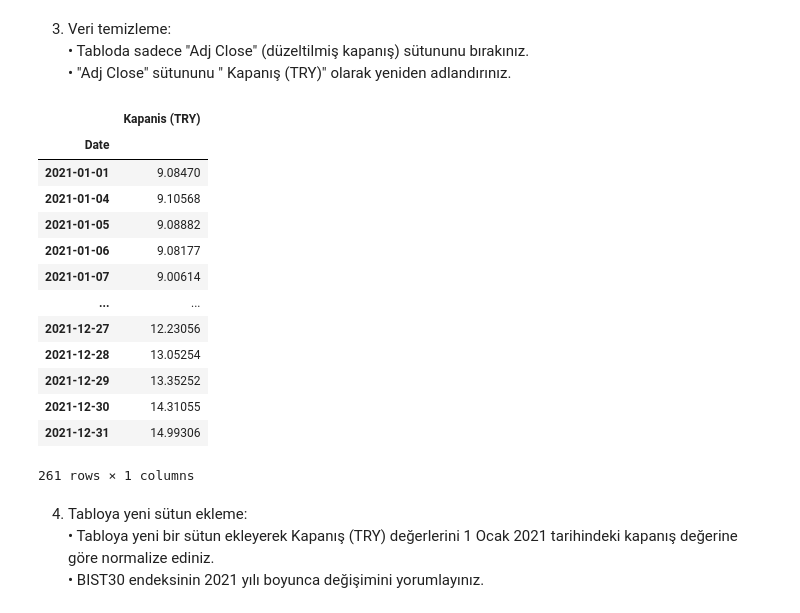
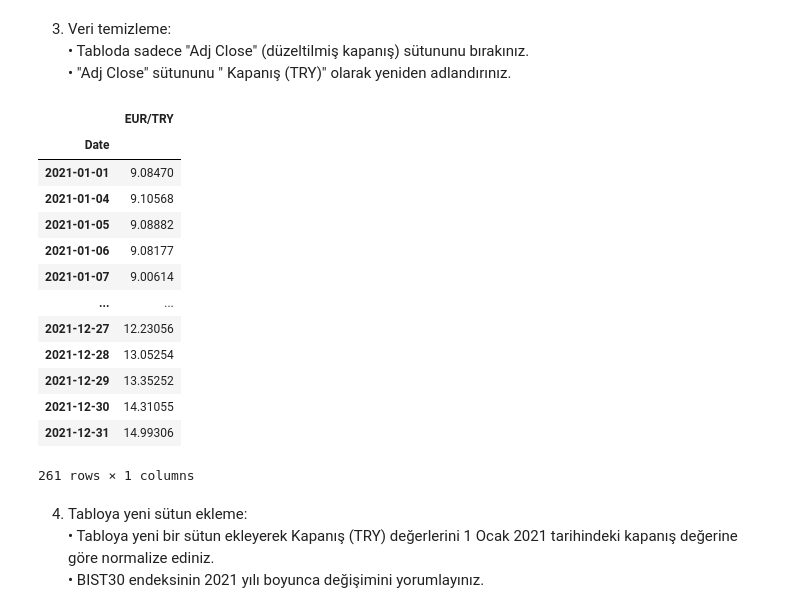
Before and after one commit to Recepurkun/GMKA_Recep_Urkun, a Jupyter notebook: Odev3_Python_Veri_Analizi_Egitimi__Recep_Ürkün.ipynb, the cells around one changed output. Drawn from its saved outputs; the diff is of its cells as text; code cells hidden in the pictures.

```diff
--- a/Odev3_Python_Veri_Analizi_Egitimi__Recep_Ürkün.ipynb
+++ b/Odev3_Python_Veri_Analizi_Egitimi__Recep_Ürkün.ipynb
@@ -68,11 +83,11 @@ Kur.describe()
 	• Tabloda sadece "Adj Close" (düzeltilmiş kapanış) sütununu bırakınız.<br>
 	• "Adj Close" sütununu " Kapanış (TRY)" olarak yeniden adlandırınız.
 # %%
-Kur = Kur[["Adj Close"]]#sutun silme, sadece secili sutun kalsin
-Kur.columns = ["Kapanis (TRY)"]#isim degistirme
+Kur = Kur[['Adj Close']] #sadece istedigimiz sutunu gorebiliyoruz
+Kur.columns = ["EUR/TRY"]
 Kur
 # %% [output]
-|  | Kapanis (TRY) |
+|  | EUR/TRY |
 | Date |  |
 | 2021-01-01 | 9.08470 |
 | 2021-01-04 | 9.10568 |
```
Also changed, not shown: parts of 21 cells of this notebook.
